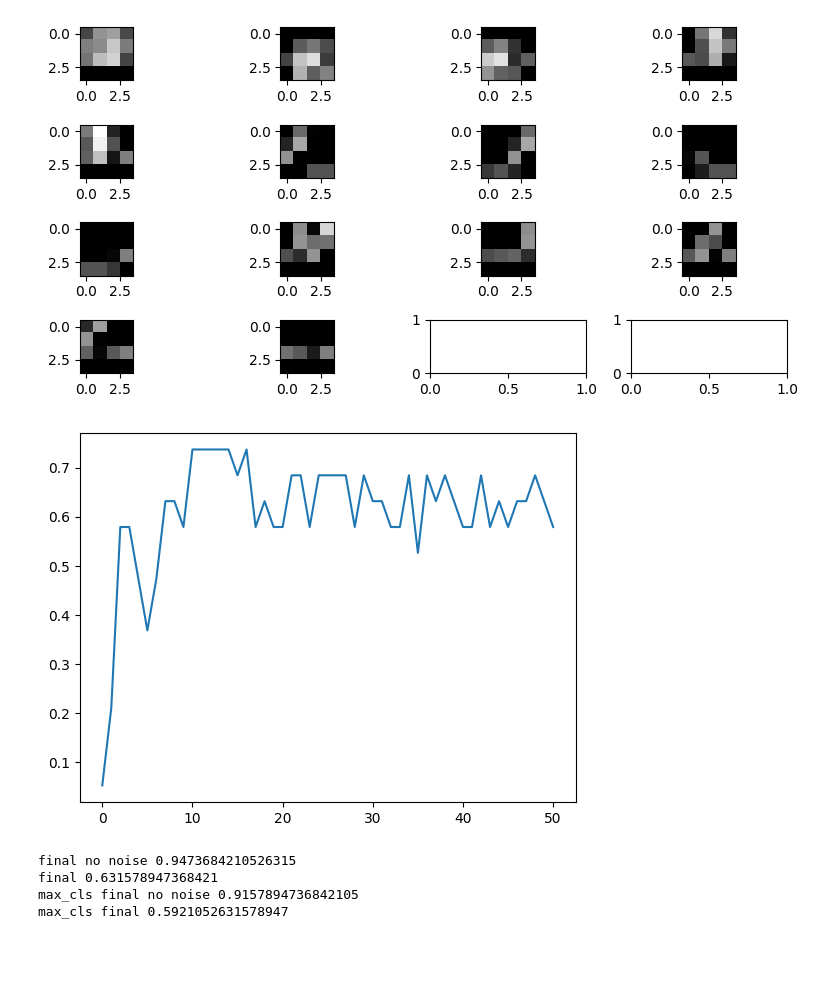
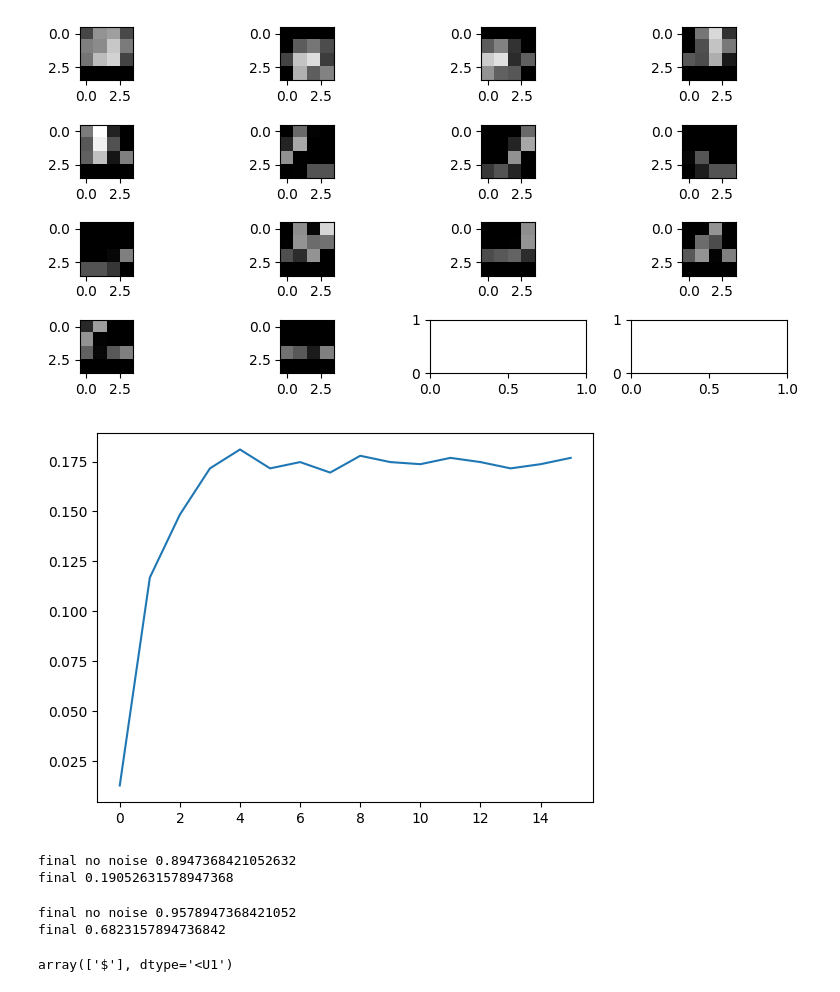
Before and after one commit to wojciechsadlik/python-char-art, a Jupyter notebook: font_test.ipynb, the cells around one changed output. Drawn from its saved outputs; the diff is of its cells as text; code cells hidden in the pictures; blank space fills up the shorter version.

```diff
--- a/font_test.ipynb
+++ b/font_test.ipynb
@@ -148,56 +148,73 @@ from copy import deepcopy
 import numpy as np
 from IPython.display import clear_output
 brightness_map = generate_brightness_map(asciis, fnt, (2,4), normalize=True)
 classes = list(brightness_map.keys())
 brightness_X = np.array([b.flatten() for b in brightness_map.values()])
 brightness_y = list(brightness_map.keys())
 
-repetitions = 100
-train_X = brightness_X.repeat(repetitions)
+repetitions = 50
+train_X = np.tile(brightness_X, (repetitions,1))
 train_y = list(brightness_map.keys()) * repetitions
 
-noise = 0.25
-test_X = deepcopy(brightness_X)
-test_y = deepcopy(brightness_y)
-for i in range(len(test_X)):
-    test_X[i] += ((np.random.random(test_X[i].shape)-0.5) * noise)
-    test_X[i] = np.clip(test_X[i], a_min=0, a_max=1)
+noise = 0.6
+test_X = deepcopy(train_X)
+test_y = deepcopy(train_y)
+test_X += ((np.random.random(test_X.shape)-0.5) * noise)
+test_X = np.clip(test_X, a_min=0, a_max=1)
 
 val_X = test_X[:len(test_X) // 5]
 val_y = test_y[:len(test_y) // 5]
 test_X = test_X[len(test_X) // 5:]
 test_y = test_y[len(test_y) // 5:]
 
-cls = MLPClassifier(hidden_layer_sizes=(100,100))
+cls = MLPClassifier(hidden_layer_sizes=(50,))
 scores = []
-max_score = 0
-max_cls = clone(cls)
-for i in range(5001):
-    new_train_X = deepcopy(brightness_X)
-    new_train_y = deepcopy(brightness_y)
+for i in range(151):
+    new_train_X = deepcopy(train_X)
+    new_train_y = deepcopy(train_y)
 
     new_train_X += ((np.random.random(new_train_X.shape)-0.5) * noise)
     new_train_X = np.clip(new_train_X, a_min=0, a_max=1)
     new_train_X, new_train_y = shuffle(new_train_X, new_train_y)
     cls.partial_fit(new_train_X, new_train_y, classes)
-    if i % 100 == 0:
+    if i % 10 == 0:
         scores.append(cls.score(val_X, val_y))
-        if scores[-1] > max_score:
-            max_score = scores[-1]
-            max_cls = deepcopy(cls)
         clear_output()
         plt.plot(scores)
         plt.show()
 
 
 print('final no noise', cls.score(brightness_X, brightness_y))
 print('final', cls.score(test_X, test_y))
-
-print('max_cls final no noise', max_cls.score(brightness_X, brightness_y))
-print('max_cls final', max_cls.score(test_X, test_y))
 # %% [output]
-[figure, old version]
+[figure, new version]
-final no noise 0.9473684210526315
-final 0.631578947368421
-max_cls final no noise 0.9157894736842105
-max_cls final 0.5921052631578947
+final no noise 0.8947368421052632
+final 0.19052631578947368
+# %%
+from ascii_art_conversion_mlp import train_classifier
+
+brightness_shape = (2,4)
+noise = 0.2
+cls, char_to_brightness_map = train_classifier(asciis, fnt, brightness_shape, (20), 100, noise)
+
+brightness_X = np.array([b.flatten() for b in brightness_map.values()])
+brightness_y = list(brightness_map.keys())
+
+repetitions = 50
+train_X = np.tile(brightness_X, (repetitions,1))
+train_y = list(brightness_map.keys()) * repetitions
+
+test_X = deepcopy(train_X)
+test_y = deepcopy(train_y)
+test_X += ((np.random.random(test_X.shape)-0.5) * noise)
+test_X = np.clip(test_X, a_min=0, a_max=1)
+
+print('final no noise', cls.score(brightness_X, brightness_y))
+print('final', cls.score(test_X, test_y))
+# %% [output]
+final no noise 0.9578947368421052
+final 0.6823157894736842
+# %%
+cls.predict([brightness_map['$'].flatten()])
+# %% [output]
+array(['$'], dtype='<U1')
```
Also changed, not shown: parts of 2 cells of this notebook, 4 other files.
